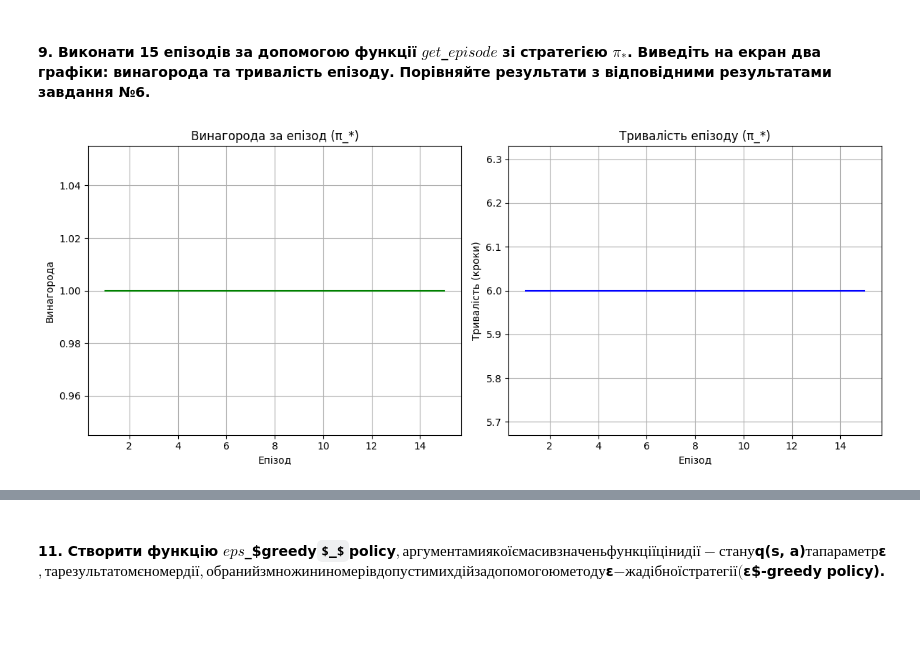
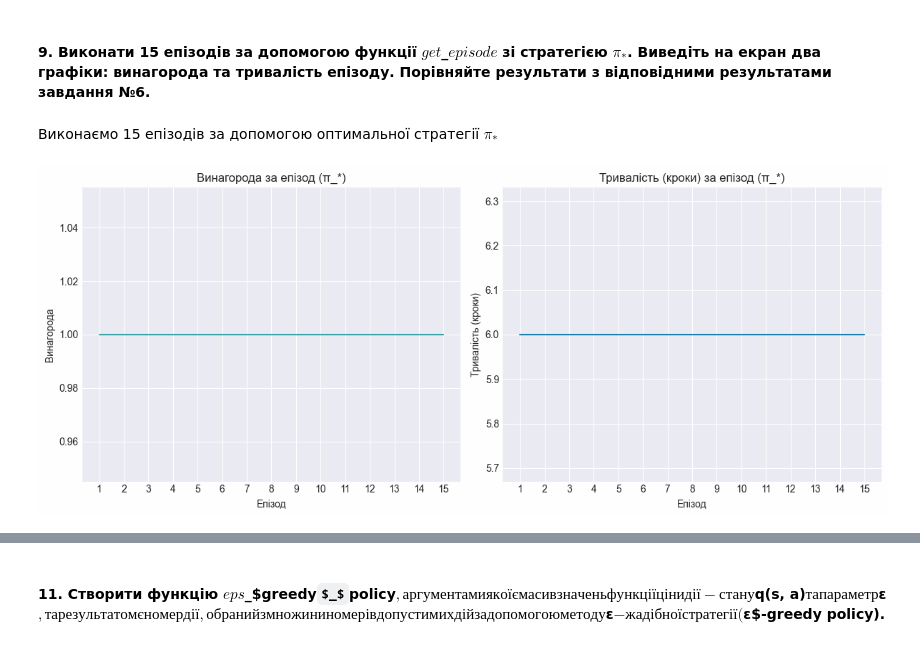
Before and after one commit to soneurotic/DeepRL_lab1, a Jupyter notebook: lab1.ipynb, the cells around one changed output, grey strips where cells are left out. Cells and saved outputs as stored; diff of their text form; code cells hidden in the pictures; some formulas as TeX source; blank space fills up the shorter version.

```diff
--- a/lab1.ipynb
+++ b/lab1.ipynb
@@ -441,7 +672,7 @@ plt.show()
 # %% [markdown]
 #### 9. Виконати 15 епізодів за допомогою функції $get$_$episode$ зі стратегією $π_*$. Виведіть на екран два графіки: винагорода та тривалість епізоду. Порівняйте результати з відповідними результатами завдання №6.
 # %%
-# Виправлена функція для отримання епізоду з використанням оптимальної стратегії
+# Функція для отримання епізоду з використанням оптимальної стратегії
 def get_episode_optimal(env, q_values):
     episode = []
     state, info = env.reset()  # reset повертає стан і інформацію
@@ -457,7 +688,7 @@ def get_episode_optimal(env, q_values):
 
     return episode
 
-# Функція для запуску 15 епізодів з оптимальною стратегією
+# Функція для запуску епізодів з оптимальною стратегією
 def run_optimal_episodes(env, q_values, num_episodes=15):
     rewards = []
     episode_lengths = []
@@ -471,31 +702,5 @@ def run_optimal_episodes(env, q_values, num_episodes=15):
         episode_lengths.append(episode_length)
 
     return rewards, episode_lengths
-
-# Виконаємо 15 епізодів за допомогою оптимальної стратегії π_*
-num_episodes = 15
-optimal_rewards, optimal_episode_lengths = run_optimal_episodes(env, q_values)
-
-# Побудова графіків для оптимальної стратегії
-plt.figure(figsize=(12, 5))
-
-# Графік 1: Винагорода за епізод для π_*
-plt.subplot(1, 2, 1)
-plt.plot(range(1, num_episodes + 1), optimal_rewards, label='Винагорода (π_*)', color='green')
-plt.xlabel('Епізод')
-plt.ylabel('Винагорода')
-plt.title('Винагорода за епізод (π_*)')
-plt.grid(True)
-
-# Графік 2: Тривалість епізоду для π_*
-plt.subplot(1, 2, 2)
-plt.plot(range(1, num_episodes + 1), optimal_episode_lengths, label='Тривалість епізоду (π_*)', color='blue')
-plt.xlabel('Епізод')
-plt.ylabel('Тривалість (кроки)')
-plt.title('Тривалість епізоду (π_*)')
-plt.grid(True)
-
-plt.tight_layout()
-plt.show()
-# %% [output]
-[figure, removed]
+# %% [markdown]
+Виконаємо 15 епізодів за допомогою оптимальної стратегії $π_*$
@@ -501,0 +710,4 @@ plt.show()
+# %%
+plot_episodes(num_episodes, 'π_*', optimal_rewards, optimal_episode_lengths, ticks=True)
+# %% [output]
+[figure, added]
```
Also changed, not shown: parts of 137 cells of this notebook.
